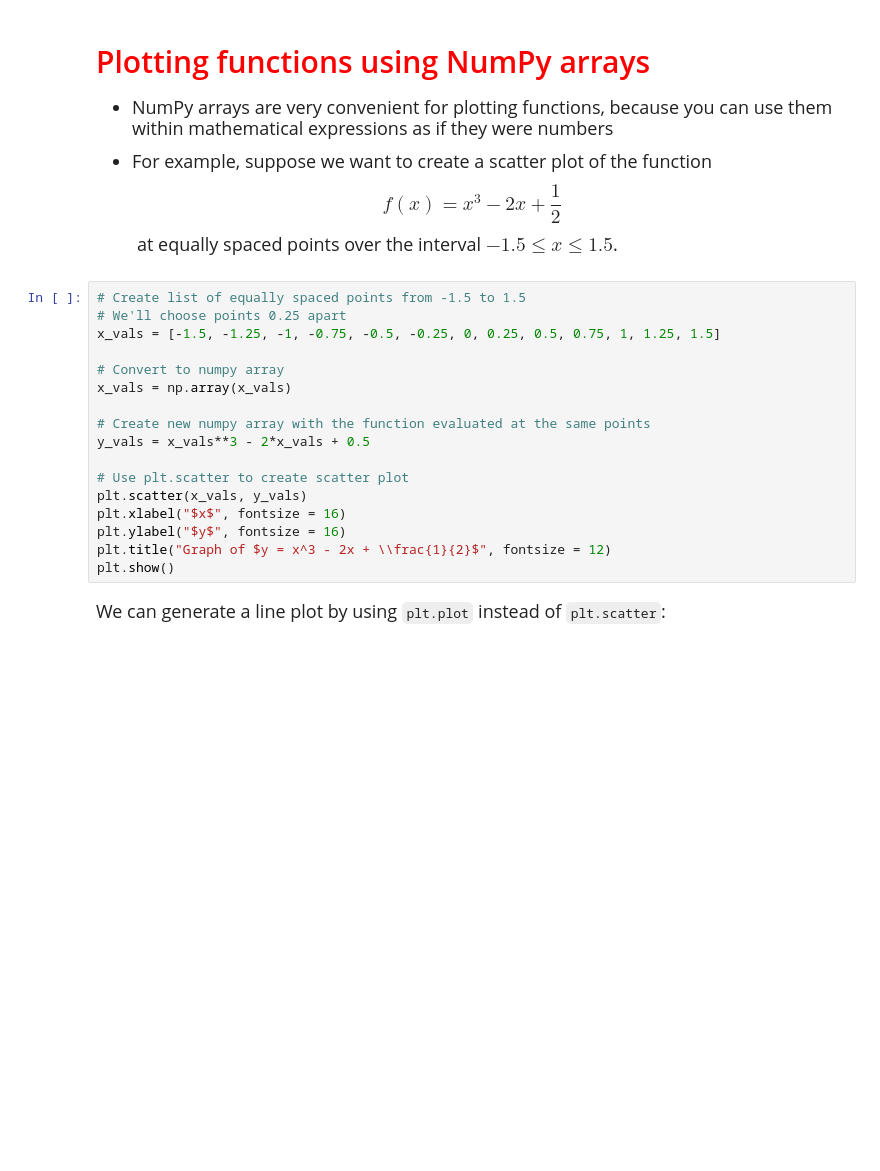
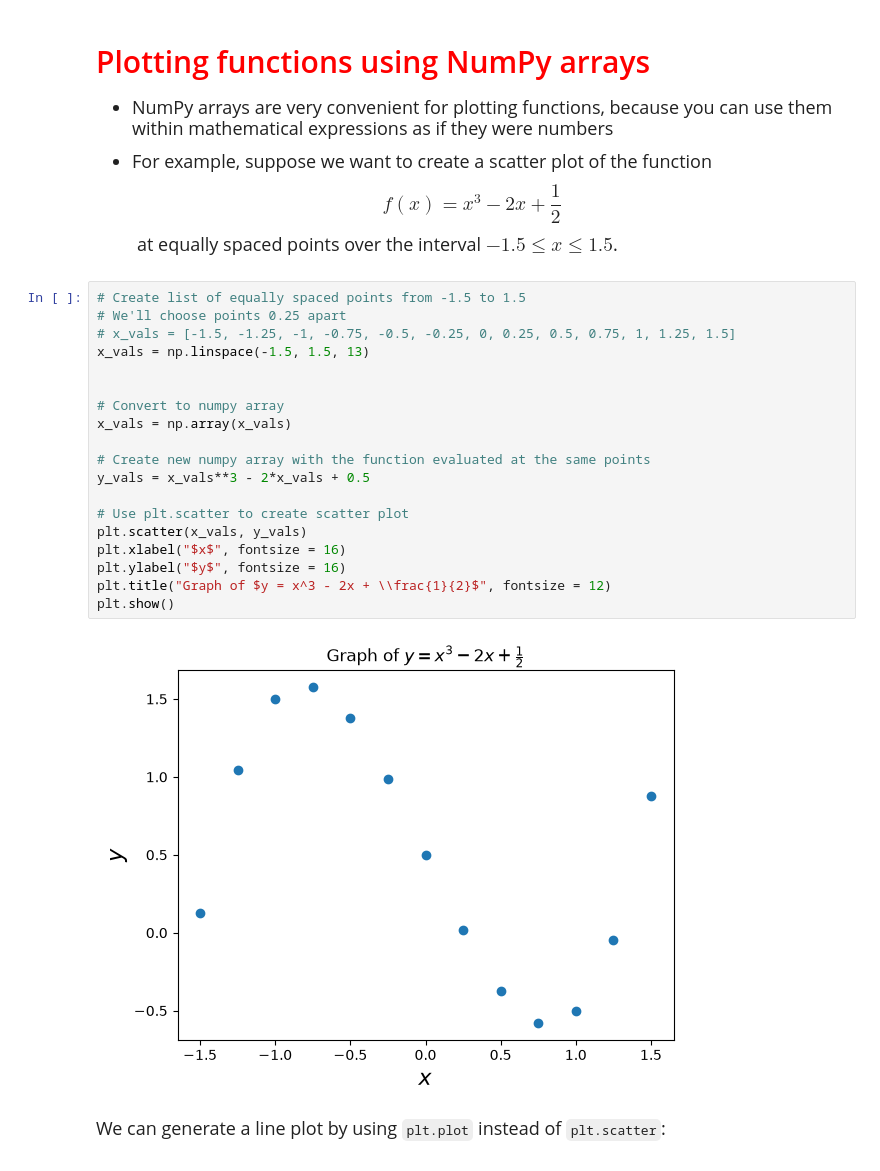
Before and after one commit to elaine928/datasci151fall2026, a Jupyter notebook: lecture_04_other_sequence_objects/Lecture04_Elaine.ipynb, the cells around one changed output. Saved outputs shown, nothing was run; the diff lists cells and outputs as text; blank space fills up the shorter version.

```diff
--- a/lecture_04_other_sequence_objects/Lecture04_Elaine.ipynb
+++ b/lecture_04_other_sequence_objects/Lecture04_Elaine.ipynb
@@ -449,20 +505,24 @@ $$ f(x) = x^3 - 2x + \frac{1}{2} $$
 # %%
 # Create list of equally spaced points from -1.5 to 1.5
 # We'll choose points 0.25 apart
-x_vals = [-1.5, -1.25, -1, -0.75, -0.5, -0.25, 0, 0.25, 0.5, 0.75, 1, 1.25, 1.5]
+# x_vals = [-1.5, -1.25, -1, -0.75, -0.5, -0.25, 0, 0.25, 0.5, 0.75, 1, 1.25, 1.5]
+x_vals = np.linspace(-1.5, 1.5, 13)
+
 
 # Convert to numpy array
 x_vals = np.array(x_vals)
 
 # Create new numpy array with the function evaluated at the same points
 y_vals = x_vals**3 - 2*x_vals + 0.5
 
 # Use plt.scatter to create scatter plot
 plt.scatter(x_vals, y_vals)
 plt.xlabel("$x$", fontsize = 16)
 plt.ylabel("$y$", fontsize = 16)
 plt.title("Graph of $y = x^3 - 2x + \\frac{1}{2}$", fontsize = 12)
 plt.show()
+# %% [output]
+[figure, added]
 # %% [markdown]
 <font size = "4">
 
```
Also changed, not shown: parts of 32 cells of this notebook, 21 other files.
